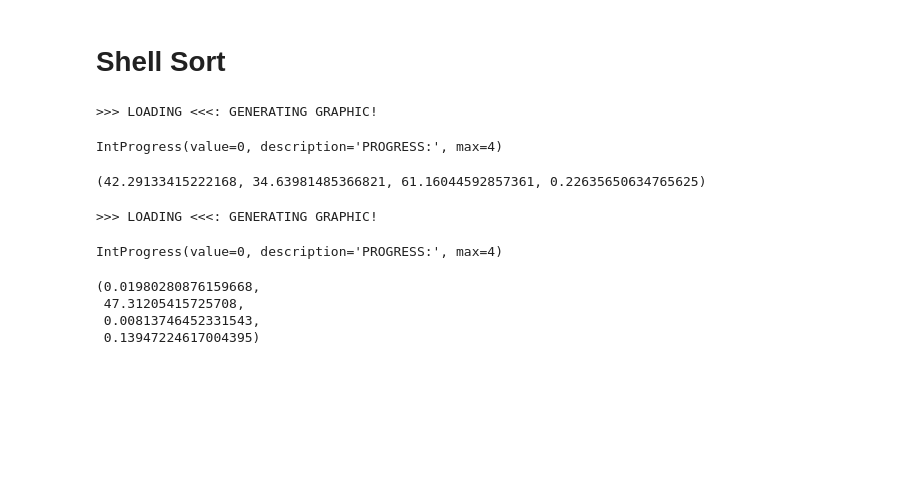
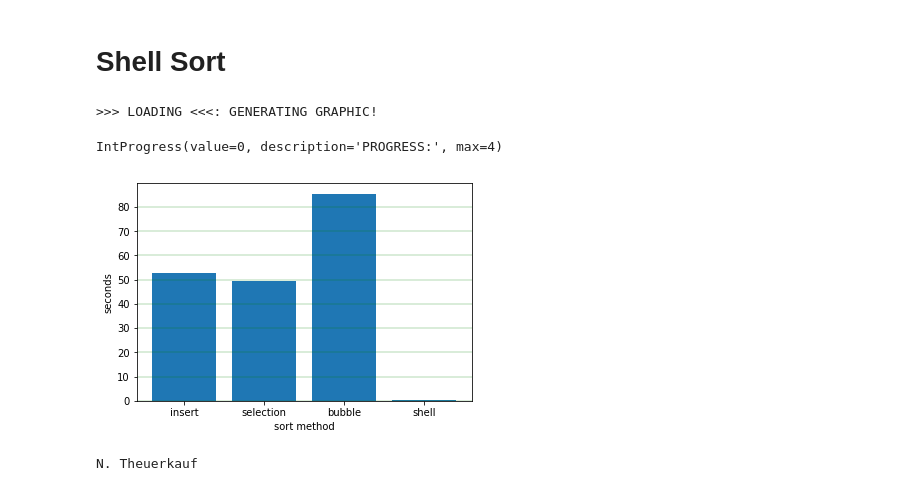
Before and after one commit to EDAII/Lista2_WelisonRegis_LievertonSilva, a Jupyter notebook: lista2_sort_algorithms.ipynb, the cells around one changed output. Drawn from its saved outputs; the diff is of its cells as text; code cells hidden in the pictures; blank space fills up the shorter version.

Commit message:
Add introdution to notebook and improve plot and histogram methods.
Co-authored-by: Welison Almeida <welison.almeida.923@gmail.com>
Co-authored-by: Lieverton Santos <lievertom@gmail.com>

```diff
--- a/lista2_sort_algorithms.ipynb
+++ b/lista2_sort_algorithms.ipynb
@@ -32,6 +47,3 @@ class Player:
         self.flag = flag
         self.club = club
         self.club_logo = club_logo
-
-    def __lt__(self, other):
-        return str(self.club) < str(other.club)
@@ -258,17 +219,46 @@ def time2():
-# %%
-time2()
-# %% [output]
->>> LOADING <<<: GENERATING GRAPHIC!
-IntProgress(value=0, description='PROGRESS:', max=4)
-(42.29133415222168, 34.63981485366821, 61.16044592857361, 0.22635650634765625)
+# %%
+def execution_time(players, function):
+    begin = time.time()
+    function(players.copy())
+    end = time.time()
+
+    time_spend = end - begin
+
+    return time_spend
+# %%
+def algorithms_complexity(players):
+    print(">>> LOADING <<<: GENERATING GRAPHIC!")
+
+    functions = [insertion_sort, selection_sort, bubble_sort, shell_sort]
+
+    bar = IntProgress(min=0, max = 4, description='PROGRESS:') # instantiate the bar
+    display(bar)
+
+    times = []
+    for function in functions:
+        time_spend = execution_time(players.copy(), function)
+        times.append(time_spend)
+
+        bar.value += 1
+
+    return times
+# %%
+def show_algorithms_complexity(times):
+    plt.grid(which='major', axis='y', color='green', linewidth=0.3)
+    plt.bar([1, 2, 3, 4], height=times)
+    plt.xticks([1, 2, 3, 4], ['insert','selection','bubble', 'shell'])
+    plt.xlabel('sort method')
+    plt.ylabel('seconds')
+
+    plt.plot()
+# %%
+times = list(algorithms_complexity(players.copy()))
+show_algorithms_complexity(times)
+# %% [output]
+>>> LOADING <<<: GENERATING GRAPHIC!
+IntProgress(value=0, description='PROGRESS:', max=4)
+[figure, added]
 # %%
 players = shell_sort(players.copy())
+# %% [output]
+N. Theuerkauf
-# %%
-time2()
-# %% [output]
->>> LOADING <<<: GENERATING GRAPHIC!
-IntProgress(value=0, description='PROGRESS:', max=4)
-(0.01980280876159668,
- 47.31205415725708,
- 0.00813746452331543,
- 0.13947224617004395)
```
Also changed, not shown: parts of 15 cells of this notebook.
